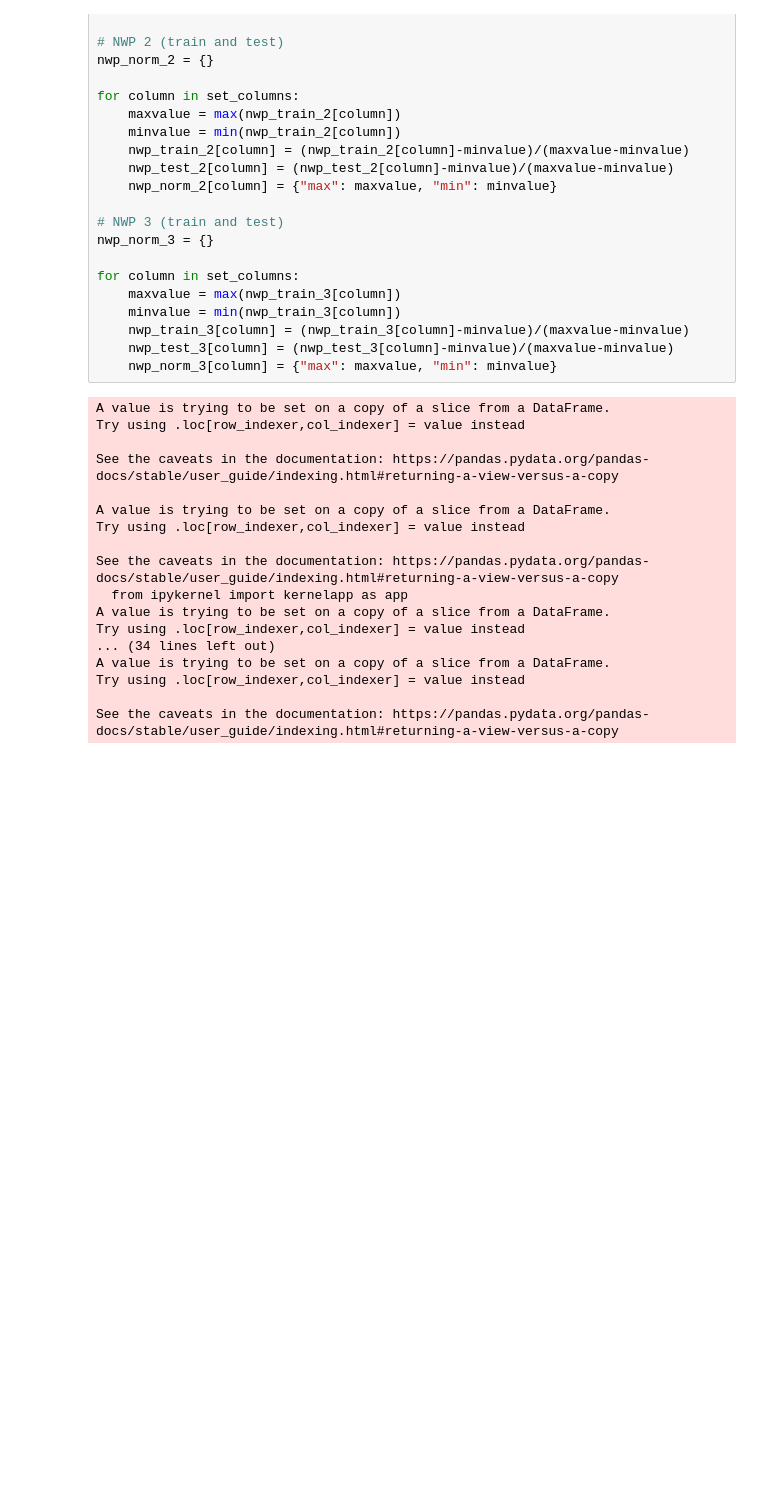
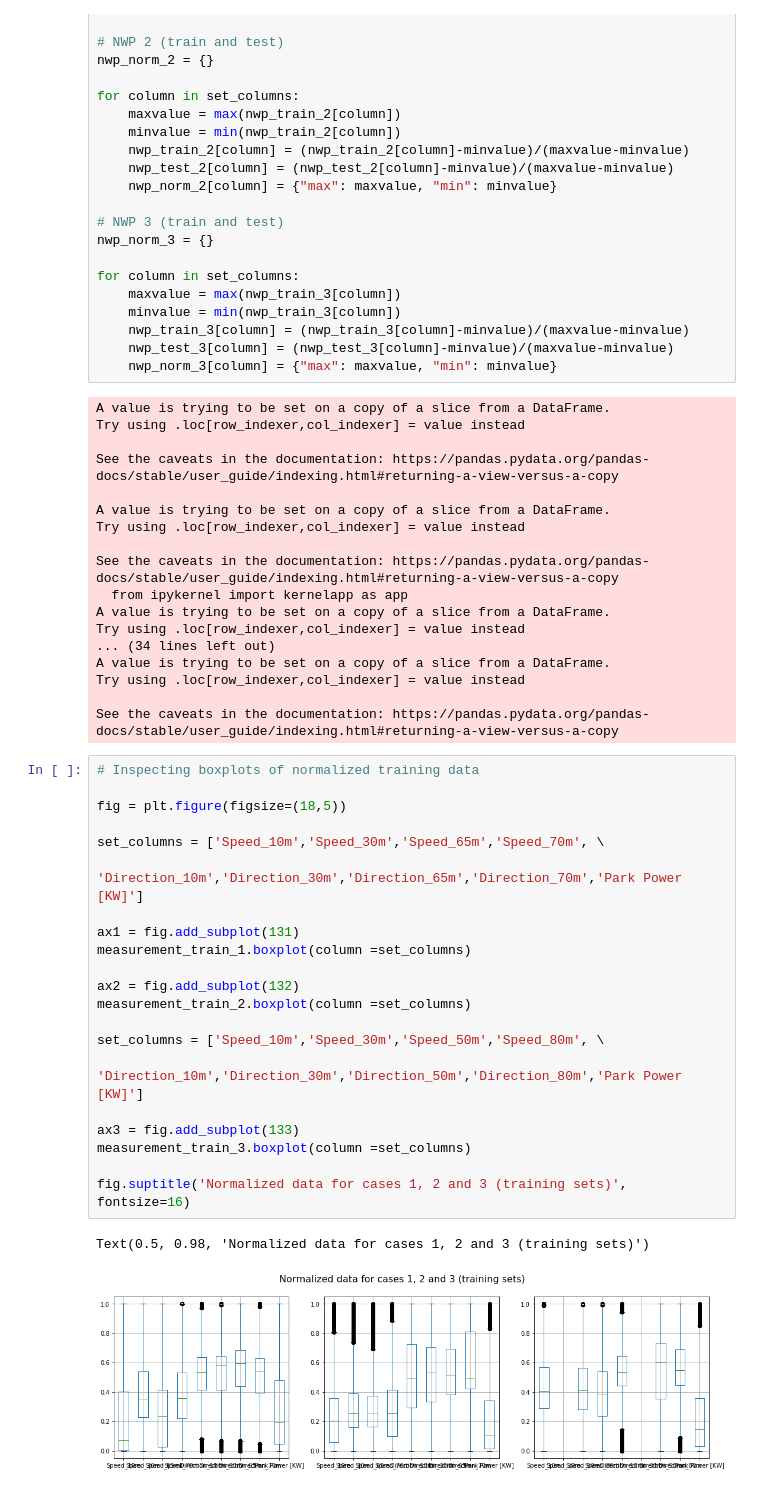
Before and after one commit to tamas-paulik/WindPower_Estimation, a Jupyter notebook: Untitled.ipynb, the cells around one changed output. Drawn from its saved outputs; the diff is of its cells as text; blank space fills up the shorter version.

```diff
--- a/Untitled.ipynb
+++ b/Untitled.ipynb
@@ -501,3 +511,27 @@ A value is trying to be set on a copy of a slice from a DataFrame.
 Try using .loc[row_indexer,col_indexer] = value instead
 
 See the caveats in the documentation: https://pandas.pydata.org/pandas-docs/stable/user_guide/indexing.html#returning-a-view-versus-a-copy
+# %%
+# Inspecting boxplots of normalized training data
+
+fig = plt.figure(figsize=(18,5))
+
+set_columns = ['Speed_10m','Speed_30m','Speed_65m','Speed_70m', \
+                'Direction_10m','Direction_30m','Direction_65m','Direction_70m','Park Power [KW]']
+
+ax1 = fig.add_subplot(131)
+measurement_train_1.boxplot(column =set_columns)
+
+ax2 = fig.add_subplot(132)
+measurement_train_2.boxplot(column =set_columns)
+
+set_columns = ['Speed_10m','Speed_30m','Speed_50m','Speed_80m', \
+                'Direction_10m','Direction_30m','Direction_50m','Direction_80m','Park Power [KW]']
+
+ax3 = fig.add_subplot(133)
+measurement_train_3.boxplot(column =set_columns)
+
+fig.suptitle('Normalized data for cases 1, 2 and 3 (training sets)', fontsize=16)
+# %% [output]
+Text(0.5, 0.98, 'Normalized data for cases 1, 2 and 3 (training sets)')
+[figure, added]
```
Also changed, not shown: parts of 6 cells of this notebook.
